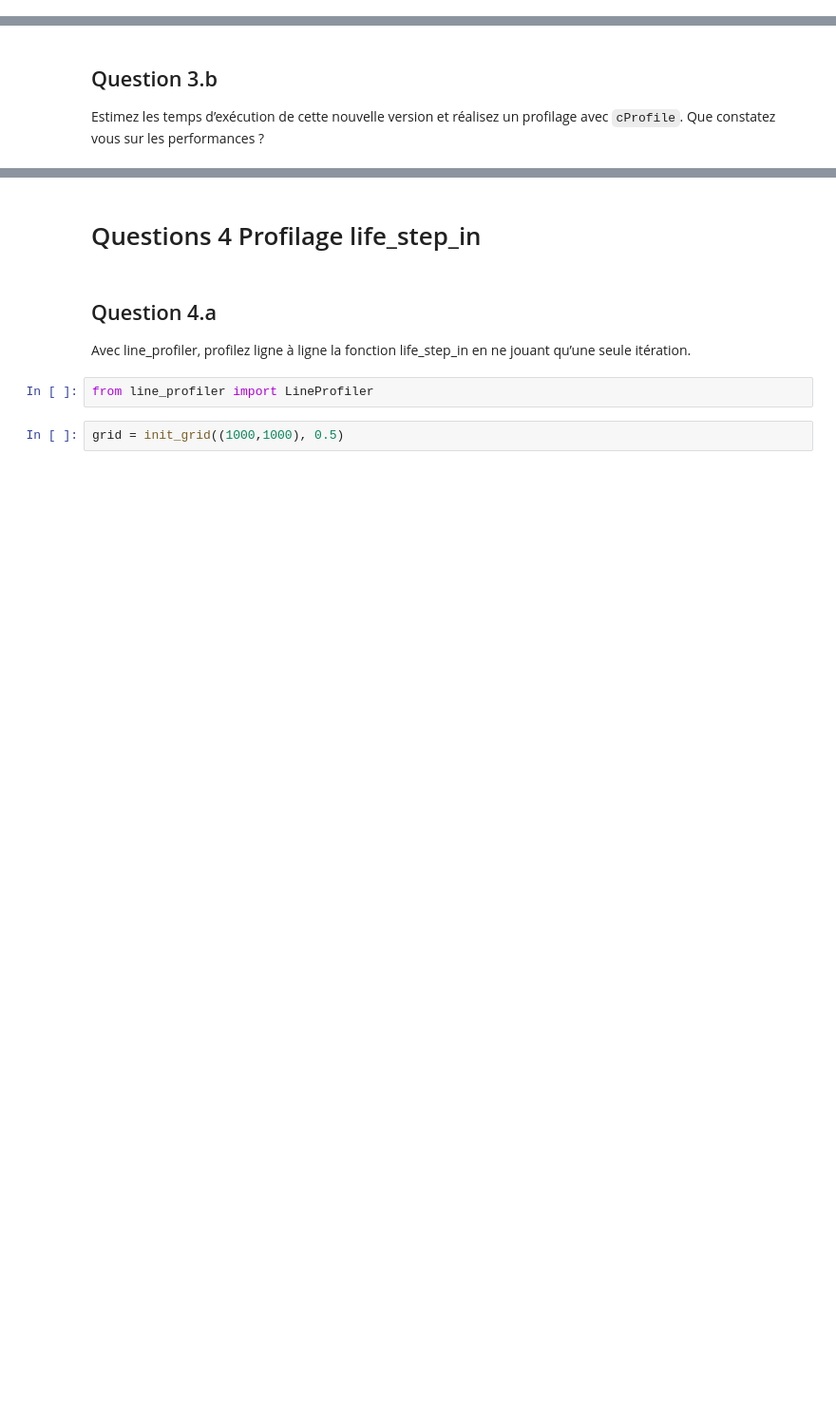
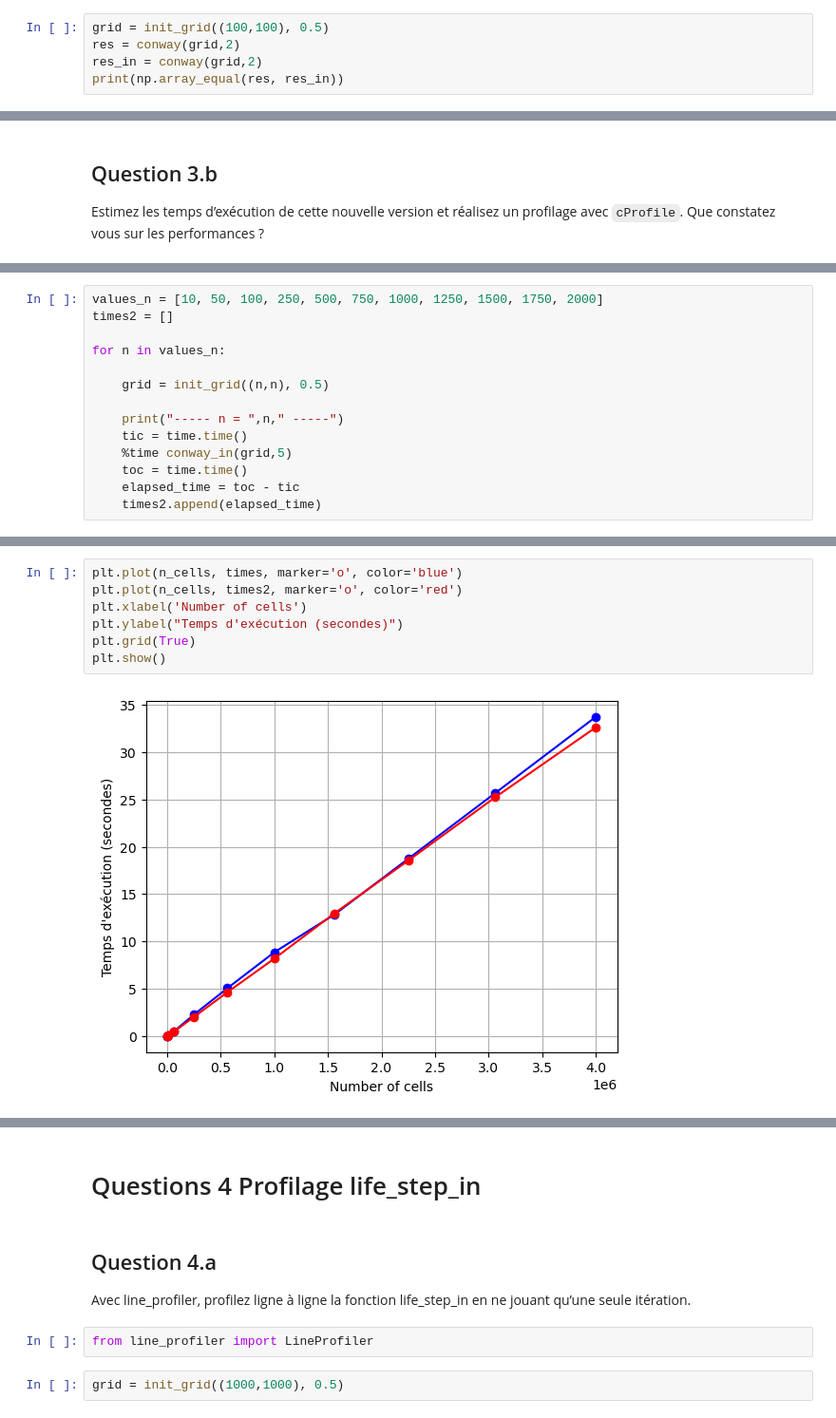
Before and after one commit to RodrigoFernandes-DA/TPs_Univ, a Jupyter notebook: HPC/M2SD-HPC-TP01-Profiling.ipynb, the cells around one changed output, grey strips where cells are left out. Shown at 95% size. Drawn from its saved outputs; the diff is of its cells as text; blank space fills up the shorter version.

```diff
--- a/HPC/M2SD-HPC-TP01-Profiling.ipynb
+++ b/HPC/M2SD-HPC-TP01-Profiling.ipynb
@@ -276,3 +286,8 @@ def conway_in(grid, n):
         print(f'alive cells: {alive:.0f}: {alive / grid.size * 100:2.2f}%')
         grid = life_step_in(grid)
     return grid
+# %%
+grid = init_grid((100,100), 0.5)
+res = conway(grid,2)
+res_in = conway(grid,2)
+print(np.array_equal(res, res_in))
@@ -304,0 +309,14 @@ NameError: name 'values_n' is not defined
+# %%
+values_n = [10, 50, 100, 250, 500, 750, 1000, 1250, 1500, 1750, 2000]
+times2 = []
+
+for n in values_n:
+
+    grid = init_grid((n,n), 0.5)
+
+    print("----- n = ",n," -----")
+    tic = time.time()
+    %time conway_in(grid,5)
+    toc = time.time()
+    elapsed_time = toc - tic
+    times2.append(elapsed_time)
@@ -305,3 +341,12 @@ NameError: name 'values_n' is not defined
+# %%
+plt.plot(n_cells, times, marker='o', color='blue')
+plt.plot(n_cells, times2, marker='o', color='red')
+plt.xlabel('Number of cells')
+plt.ylabel("Temps d'exécution (secondes)")
+plt.grid(True)
+plt.show()
+# %% [output]
+[figure, added]
 # %%
 grid = init_grid((1000,1000), 0.5)
 
```
Also changed, not shown: parts of 17 cells of this notebook.
